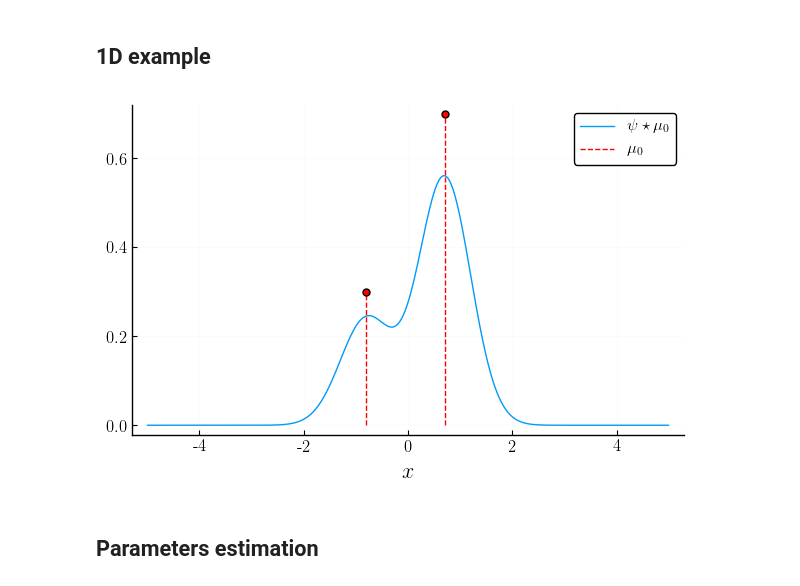
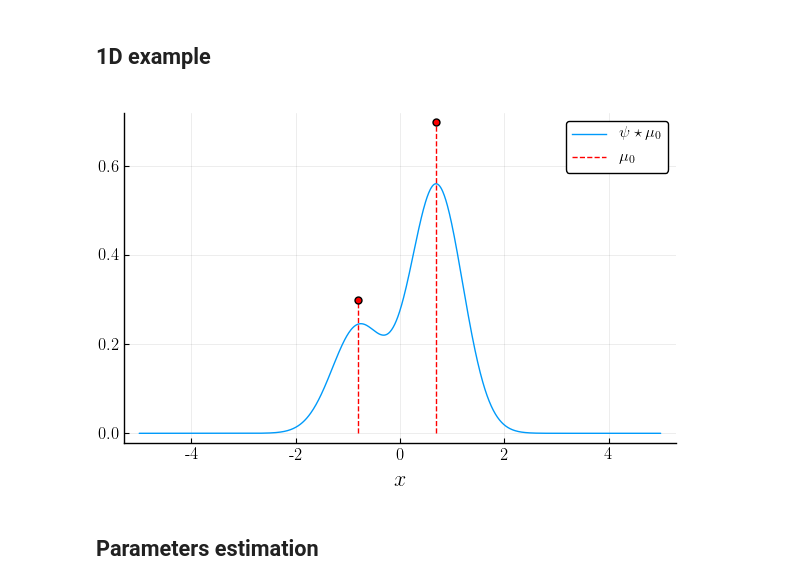
Before and after one commit to rpetit/BeurlingLasso.jl, a Jupyter notebook: examples/mixture.ipynb, the cells around one changed output. Cells and saved outputs as stored; diff of their text form; code cells hidden in the pictures.

```diff
--- a/examples/mixture.ipynb
+++ b/examples/mixture.ipynb
@@ -58,17 +43,17 @@ gmm = MixtureModel(MvNormal, [(mean, identity) for mean in means], weights);
 # %%
 x_tab = -5:0.01:5
 y_tab = pdf(gmm, reshape(x_tab, 1, length(x_tab)))
 
 Plots.plot(x_tab, y_tab, label=L"$\psi\star \mu_0$",
-           right_margin=5mm, top_margin=5mm, gridcolor="lightgrey")
+           right_margin=5mm, top_margin=5mm)
 
 plot!([atom.center[1] for atom in μ0.atoms], [atom.weight for atom in μ0.atoms],
-      line=:stem, linestyle=:dash, marker=:circle, markersize=5, color="red", label=L"$\mu_0$")
+      line=:stem, linestyle=:dash, marker=:circle,
+      markersize=5, color="red", label=L"$\mu_0$")
 
 plot!(xlabel=L"$x$")
-Plots.savefig("deconv.eps")
 # %% [output]
-[figure, old version]
+[figure, new version]
 # %% [markdown]
 ## Parameters estimation
 # %% [markdown]
```
Also changed, not shown: parts of 21 cells of this notebook, 5 other files.
